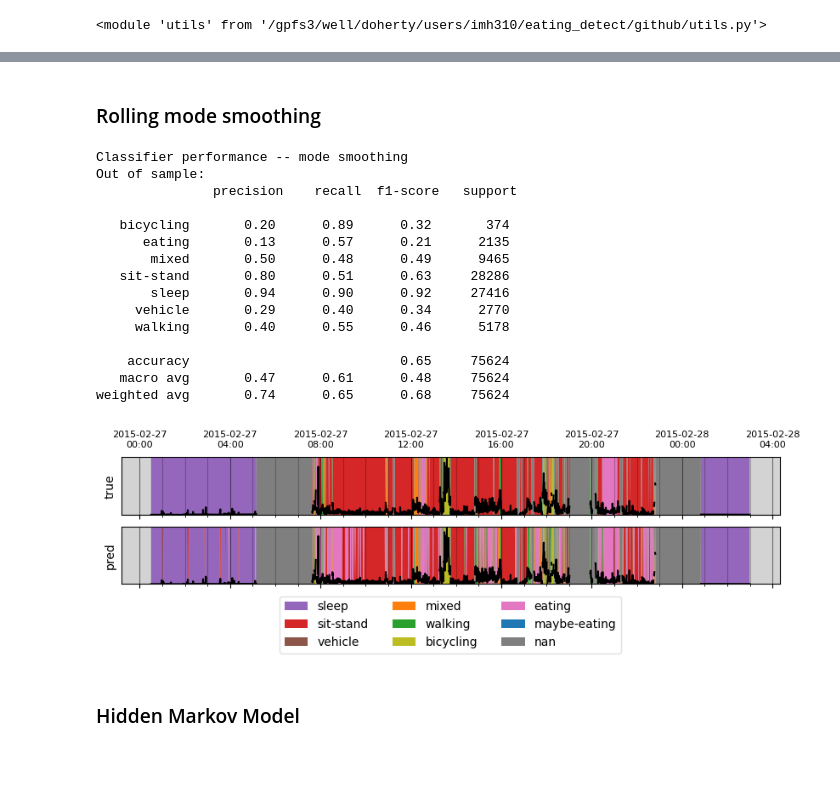
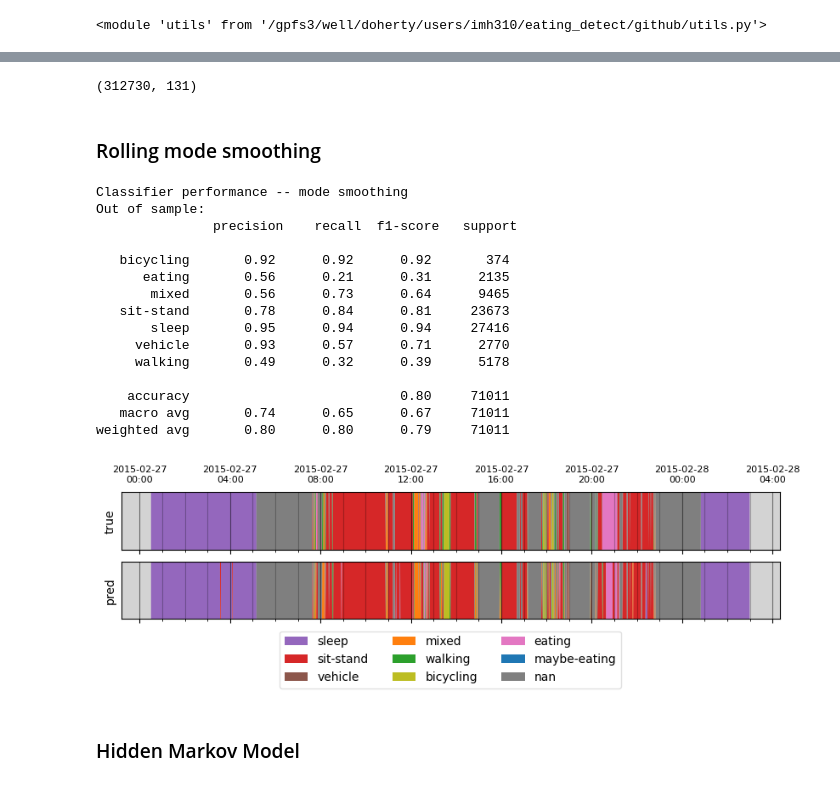
Before and after one commit to stevenpur/eating_detection, a Jupyter notebook: explore.ipynb, the cells around one changed output, grey strips where cells are left out. Saved outputs shown, nothing was run; the diff lists cells and outputs as text; code cells hidden in the pictures.

```diff
--- a/explore.ipynb
+++ b/explore.ipynb
@@ -169,7 +193,13 @@ Y_simple_eating = np.copy(Y_simple).astype('U12')
 for i in eat_indices:
     label = Y[i]
     eating_label = eating_label_dict.loc[label, 'simple']
-    if eating_label == 'eating':
+    if eating_label == 'eating' or eating_label == 'maybe-eating':
         Y_simple_eating[i] = eating_label
 # the frequency of eating lables
 pd.Series(Y_simple_eating).value_counts()
+
+# remove records with the maybe-eating labels
+rm_ind = np.where(Y_simple_eating == 'maybe-eating')[0]
+X_simple_eating = np.delete(X, rm_ind, axis=0)
+Y_simple_eating = np.delete(Y_simple_eating, rm_ind, axis=0)
+T_simple_eating = np.delete(T, rm_ind, axis=0)
@@ -208,7 +370,7 @@ clf = BalancedRandomForestClassifier(
     replacement=True,
     sampling_strategy='not minority',
     oob_score=True,
-    n_jobs=4,
+    n_jobs=8,
     random_state=42,
     verbose=1
 )
@@ -262,3 +423,7 @@ weighted avg       0.72      0.62      0.65     75624
+# %%
+X_feats.shape
+# %% [output]
+(312730, 131)
 # %% [markdown]
 ### Rolling mode smoothing
 # %%
@@ -281,40 +446,39 @@ def rolling_mode(t, y, window_size='100S'):
 # %%
 # Smooth the predictions of each participant
 Y_test_pred_smooth = []
 unqP, indP = np.unique(pid_test, return_index=True)
 unqP = unqP[np.argsort(indP)]  # keep the order or else we'll scramble our arrays
 for p in unqP:
     mask = pid_test == p
     Y_test_pred_smooth.append(rolling_mode(T_test[mask], Y_test_pred[mask]))
 Y_test_pred_smooth = np.concatenate(Y_test_pred_smooth)
 
 print('\nClassifier performance -- mode smoothing')
 print('Out of sample:\n', metrics.classification_report(Y_test, Y_test_pred_smooth))
 
 # Check again participant
 mask = pid_test == 'P101'
 fig, axs = utils.plot_compare(T_test[mask],
                               Y_test[mask],
-                              Y_test_pred_smooth[mask],
-                              trace=X_test.loc[mask, 'std'])
+                              Y_test_pred_smooth[mask])
 fig.show()
 # %% [output]
 Classifier performance -- mode smoothing
 Out of sample:
                precision    recall  f1-score   support
 
-   bicycling       0.20      0.89      0.32       374
-      eating       0.13      0.57      0.21      2135
-       mixed       0.50      0.48      0.49      9465
-   sit-stand       0.80      0.51      0.63     28286
-       sleep       0.94      0.90      0.92     27416
-     vehicle       0.29      0.40      0.34      2770
-     walking       0.40      0.55      0.46      5178
+   bicycling       0.92      0.92      0.92       374
+      eating       0.56      0.21      0.31      2135
+       mixed       0.56      0.73      0.64      9465
+   sit-stand       0.78      0.84      0.81     23673
+       sleep       0.95      0.94      0.94     27416
+     vehicle       0.93      0.57      0.71      2770
+     walking       0.49      0.32      0.39      5178
 
-    accuracy                           0.65     75624
-   macro avg       0.47      0.61      0.48     75624
-weighted avg       0.74      0.65      0.68     75624
+    accuracy                           0.80     71011
+   macro avg       0.74      0.65      0.67     71011
+weighted avg       0.80      0.80      0.79     71011
-[figure, old version]
+[figure, new version]
 # %% [markdown]
 ### Hidden Markov Model
 # %%
```
Also changed, not shown: parts of 24 cells of this notebook.
